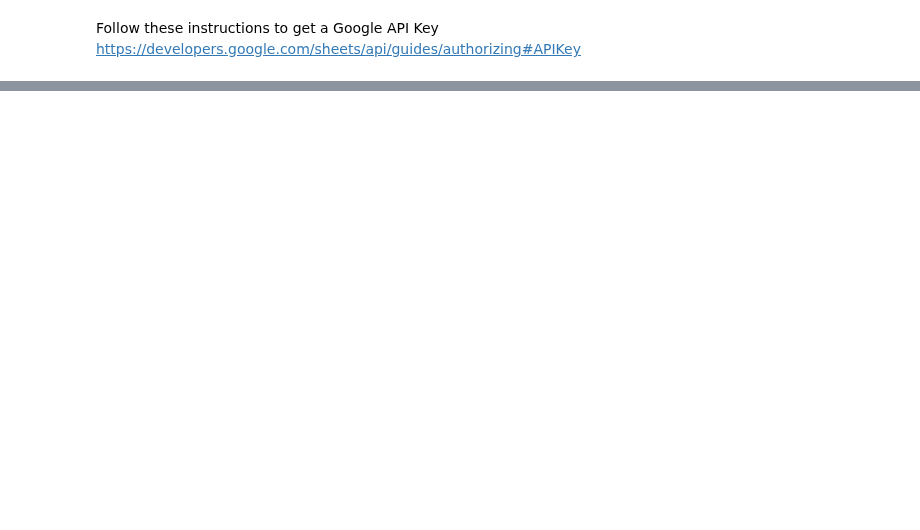
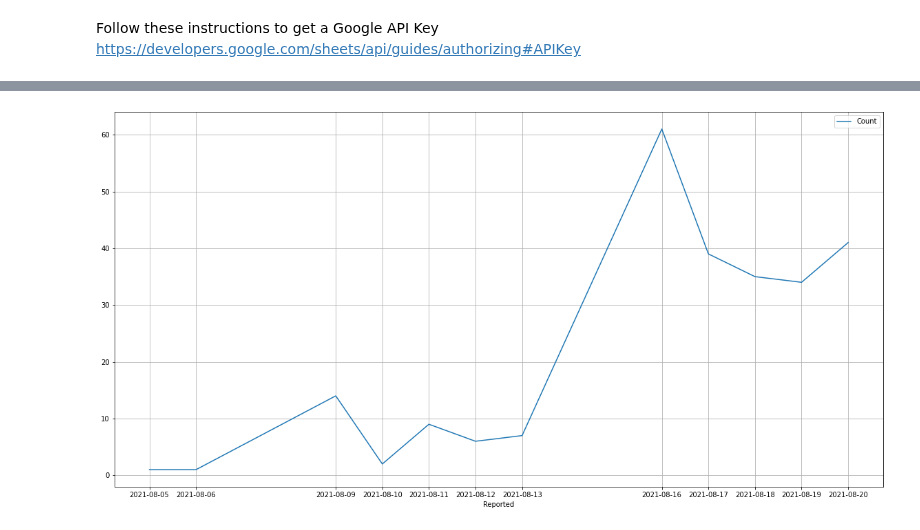
Before and after one commit to minoad/lisdcovidanalysis, a Jupyter notebook: notebooks/lisdCovid19Dashboard.ipynb, the cells around one changed output, grey strips where cells are left out. Saved outputs shown, nothing was run; the diff lists cells and outputs as text; code cells hidden in the pictures; blank space fills up the shorter version.

```diff
--- a/notebooks/lisdCovid19Dashboard.ipynb
+++ b/notebooks/lisdCovid19Dashboard.ipynb
@@ -52,0 +57,4 @@ df.head()
+# %%
+#Remove timestamp from first column
+df['Reported'] = pd.to_datetime(df['Reported']).dt.date
+df.head()
@@ -52,0 +101,6 @@ df.head()
+# %%
+total_count = df.groupby('Reported').size().values
+# %%
+df = df.drop_duplicates(subset='Reported').assign(Count=total_count)
+ndf = df[['Reported', 'Count']].copy()
+ndf
@@ -52,0 +121,5 @@ df.head()
+# %%
+plot = ndf.set_index('Reported').plot(kind='line', grid=True, figsize=(20, 10), xticks=ndf['Reported'])
+fig = plot.get_figure()
+# %% [output]
+[figure, added]
```
Also changed, not shown: parts of 11 cells of this notebook, 1 other file.
